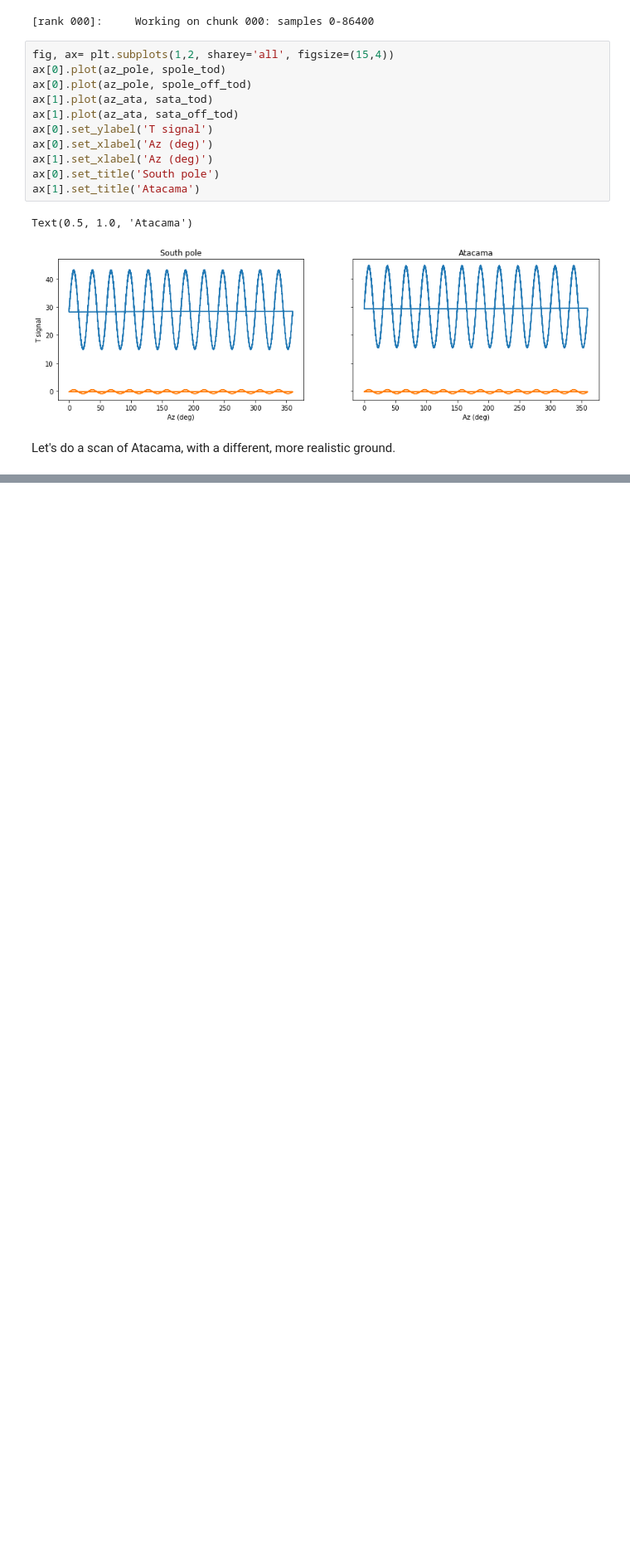
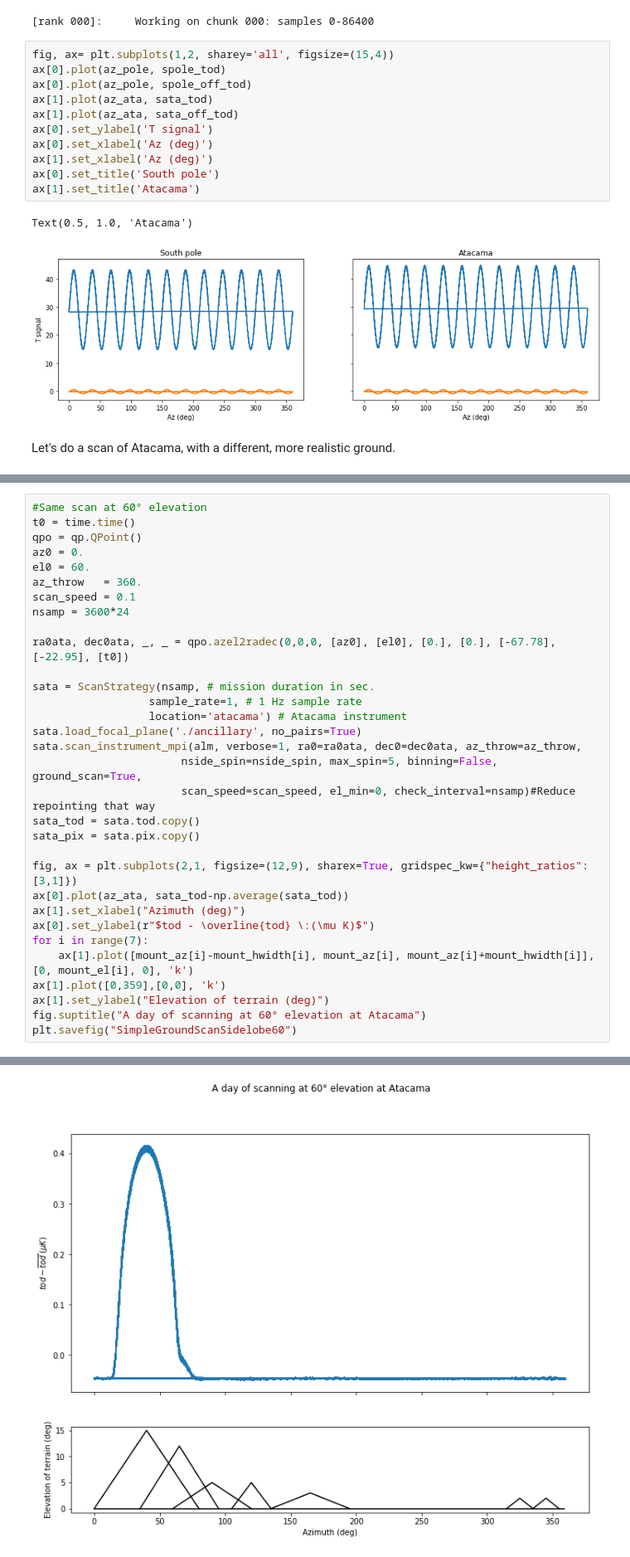
Before and after one commit to AdriJD/beamconv, a Jupyter notebook: notebooks/ground_ssn_scan.ipynb, the cells around one changed output, grey strips where cells are left out. Shown at 83% size. Drawn from its saved outputs; the diff is of its cells as text; blank space fills up the shorter version.

```diff
--- a/notebooks/ground_ssn_scan.ipynb
+++ b/notebooks/ground_ssn_scan.ipynb
@@ -250,0 +276,33 @@ Text(0, 0.5, 'tod signal')
+# %%
+#Same scan at 60° elevation
+t0 = time.time()
+qpo = qp.QPoint()
+az0 = 0.
+el0 = 60.
+az_throw   = 360.
+scan_speed = 0.1
+nsamp = 3600*24
+
+ra0ata, dec0ata, _, _ = qpo.azel2radec(0,0,0, [az0], [el0], [0.], [0.], [-67.78], [-22.95], [t0])
+
+sata = ScanStrategy(nsamp, # mission duration in sec.
+                  sample_rate=1, # 1 Hz sample rate
+                  location='atacama') # Atacama instrument
+sata.load_focal_plane('./ancillary', no_pairs=True)
+sata.scan_instrument_mpi(alm, verbose=1, ra0=ra0ata, dec0=dec0ata, az_throw=az_throw,
+                       nside_spin=nside_spin, max_spin=5, binning=False, ground_scan=True,
+                       scan_speed=scan_speed, el_min=0, check_interval=nsamp)#Reduce repointing that way
+sata_tod = sata.tod.copy()
+sata_pix = sata.pix.copy()
+
+fig, ax = plt.subplots(2,1, figsize=(12,9), sharex=True, gridspec_kw={"height_ratios":[3,1]})
+ax[0].plot(az_ata, sata_tod-np.average(sata_tod))
+ax[1].set_xlabel("Azimuth (deg)")
+ax[0].set_ylabel(r"$tod - \overline{tod} \:(\mu K)$")
+for i in range(7):
+    ax[1].plot([mount_az[i]-mount_hwidth[i], mount_az[i], mount_az[i]+mount_hwidth[i]], [0, mount_el[i], 0], 'k')
+ax[1].plot([0,359],[0,0], 'k')
+ax[1].set_ylabel("Elevation of terrain (deg)")
+fig.suptitle("A day of scanning at 60° elevation at Atacama")
+plt.savefig("SimpleGroundScanSidelobe60")
+# %% [output]
@@ -250,0 +312 @@ Text(0, 0.5, 'tod signal')
+[figure, added]
```
Also changed, not shown: parts of 6 cells of this notebook.
